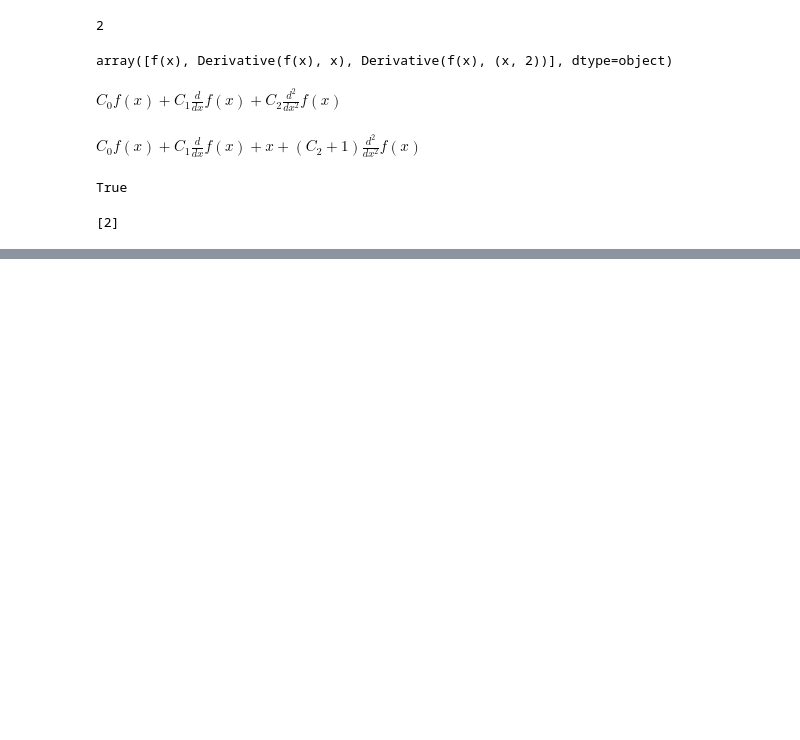
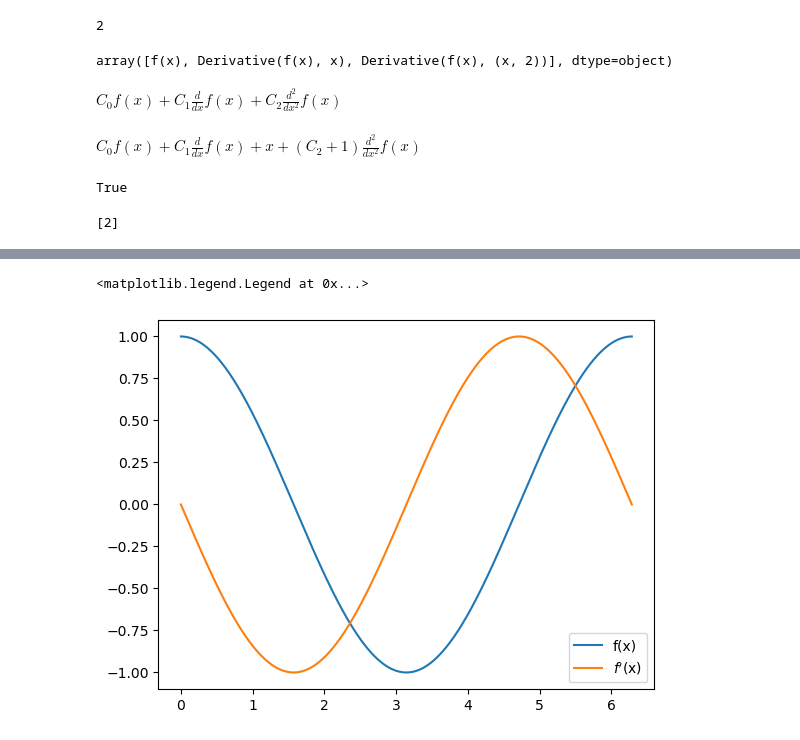
Before and after one commit to mickpires/machine-learning, a Jupyter notebook: codigos/tensorflow_learning/teste.ipynb, the cells around one changed output, grey strips where cells are left out. Saved outputs shown, nothing was run; the diff lists cells and outputs as text; code cells hidden in the pictures; blank space fills up the shorter version.

```diff
--- a/codigos/tensorflow_learning/teste.ipynb
+++ b/codigos/tensorflow_learning/teste.ipynb
@@ -73,0 +70,13 @@ teste.args[1].args
+# %%
+x = tf.linspace(0.,2*np.pi,1000)
+dn = []
+with tf.GradientTape(persistent=True) as tape:
+    tape.watch(x)
+    y = tf.cos(x)
+    dn.append(y)
+    dndx = tape.gradient(y,x)
+    dn.append(dndx)
+    for i in range(1,sy.ode_order(harmonico,f)):
+        dndx = tape.gradient(dndx,x)
+        dn.append(dndx)
+del tape
@@ -73,0 +123,3 @@ teste.args[1].args
+# %%
+dydx = tape.gradient(y,x)
+dydx
@@ -73,0 +144,9 @@ teste.args[1].args
+# %%
+import matplotlib.pyplot as plt
+
+plt.plot(x,y,label='f(x)')
+plt.plot(x,dydx,label="$f^\prime$(x)")
+plt.legend()
+# %% [output]
+<matplotlib.legend.Legend at 0x...>
+[figure, added]
```
Also changed, not shown: parts of 4 cells of this notebook, 2 other files.
